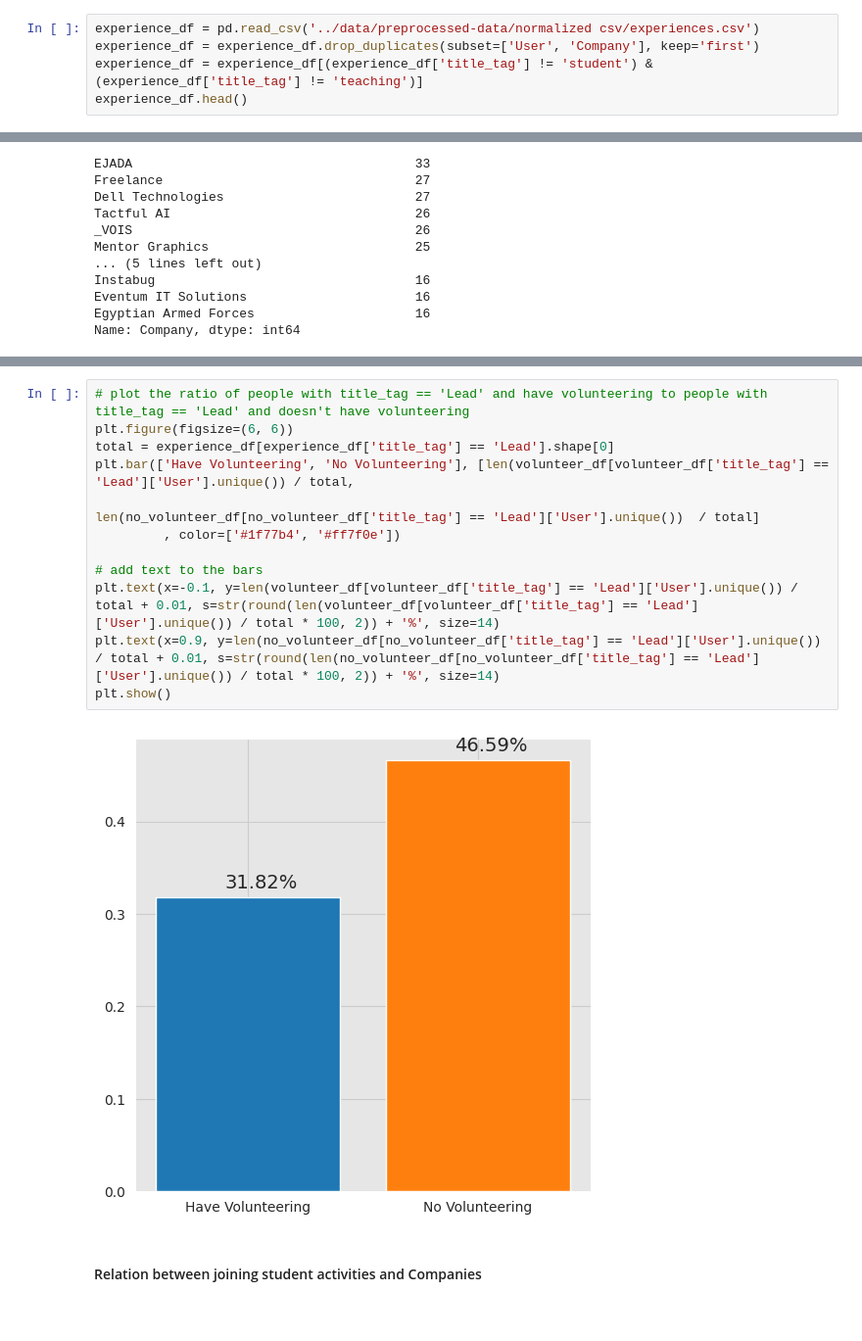
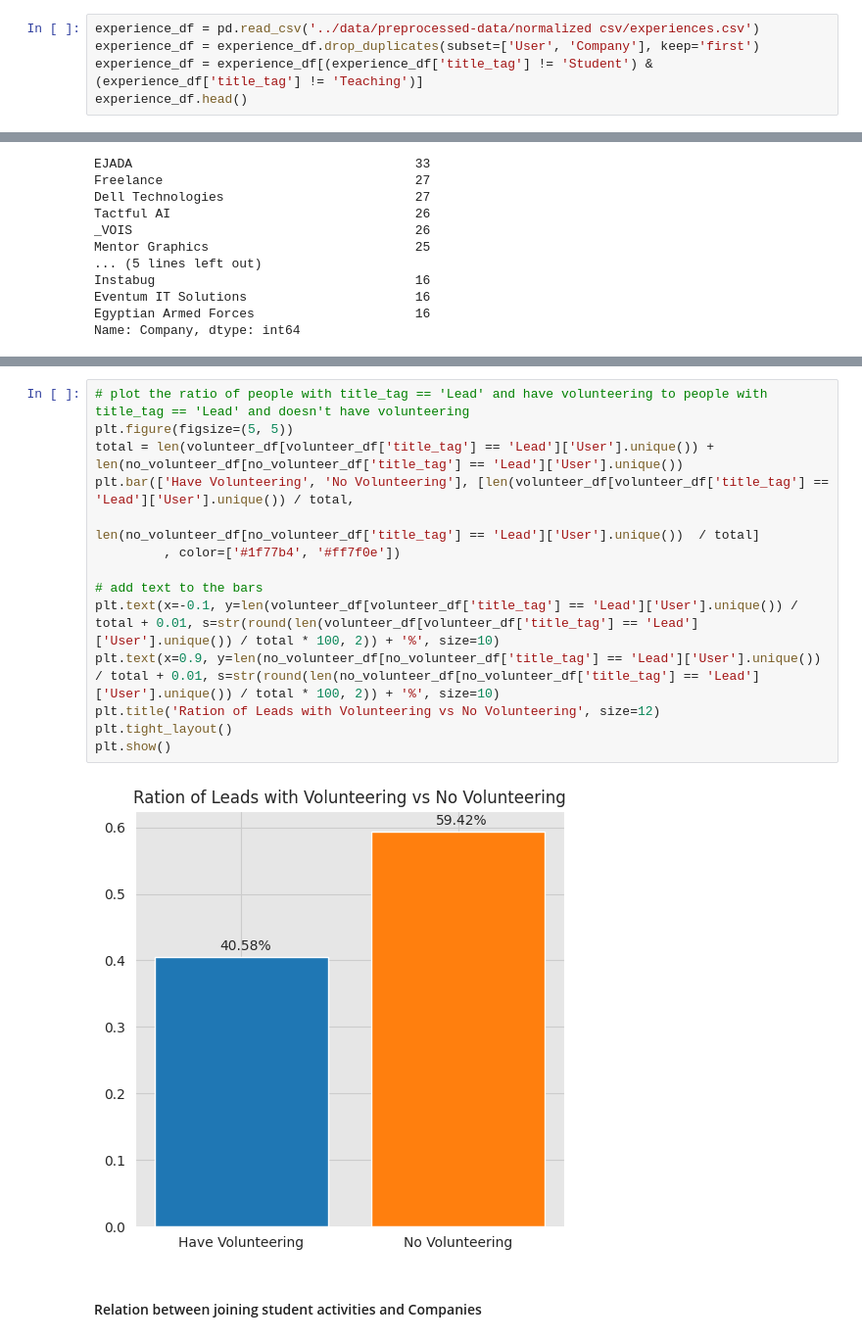
Before and after one commit to Mostafa-wael/Exploring-the-Landscape-of-the-Egyptian-Software-Market, a Jupyter notebook: notebooks/exploratory.ipynb, the cells around one changed output, grey strips where cells are left out. Shown at 98% size. Cells and saved outputs as stored; diff of their text form.

```diff
--- a/notebooks/exploratory.ipynb
+++ b/notebooks/exploratory.ipynb
@@ -175,7 +259,7 @@ plt.show()
 # %%
 experience_df = pd.read_csv('../data/preprocessed-data/normalized csv/experiences.csv')
 experience_df = experience_df.drop_duplicates(subset=['User', 'Company'], keep='first')
-experience_df = experience_df[(experience_df['title_tag'] != 'student') & (experience_df['title_tag'] != 'teaching')]
+experience_df = experience_df[(experience_df['title_tag'] != 'Student') & (experience_df['title_tag'] != 'Teaching')]
 experience_df.head()
 # %% [output]
 |  | User | CompanyUrl | Company | Title | EmploymentType | From | To | Duration | Location | ... |
@@ -256,18 +340,20 @@ no_volunteer_df.head()
 | 24 | a-nan-farag-b78a0b12b | https://www.linkedin.com/company/... | DG-Well | senior java software engineer | NaN | 2018-05-01 | May 2021 | 37.0 | NaN | ... |
 # %%
 # plot the ratio of people with title_tag == 'Lead' and have volunteering to people with title_tag == 'Lead' and doesn't have volunteering
-plt.figure(figsize=(6, 6))
-total = experience_df[experience_df['title_tag'] == 'Lead'].shape[0]
+plt.figure(figsize=(5, 5))
+total = len(volunteer_df[volunteer_df['title_tag'] == 'Lead']['User'].unique()) + len(no_volunteer_df[no_volunteer_df['title_tag'] == 'Lead']['User'].unique())
 plt.bar(['Have Volunteering', 'No Volunteering'], [len(volunteer_df[volunteer_df['title_tag'] == 'Lead']['User'].unique()) / total,
                                                   len(no_volunteer_df[no_volunteer_df['title_tag'] == 'Lead']['User'].unique())  / total]
          , color=['#1f77b4', '#ff7f0e'])
 
 # add text to the bars
-plt.text(x=-0.1, y=len(volunteer_df[volunteer_df['title_tag'] == 'Lead']['User'].unique()) / total + 0.01, s=str(round(len(volunteer_df[volunteer_df['title_tag'] == 'Lead']['User'].unique()) / total * 100, 2)) + '%', size=14)
-plt.text(x=0.9, y=len(no_volunteer_df[no_volunteer_df['title_tag'] == 'Lead']['User'].unique()) / total + 0.01, s=str(round(len(no_volunteer_df[no_volunteer_df['title_tag'] == 'Lead']['User'].unique()) / total * 100, 2)) + '%', size=14)
+plt.text(x=-0.1, y=len(volunteer_df[volunteer_df['title_tag'] == 'Lead']['User'].unique()) / total + 0.01, s=str(round(len(volunteer_df[volunteer_df['title_tag'] == 'Lead']['User'].unique()) / total * 100, 2)) + '%', size=10)
+plt.text(x=0.9, y=len(no_volunteer_df[no_volunteer_df['title_tag'] == 'Lead']['User'].unique()) / total + 0.01, s=str(round(len(no_volunteer_df[no_volunteer_df['title_tag'] == 'Lead']['User'].unique()) / total * 100, 2)) + '%', size=10)
+plt.title('Ration of Leads with Volunteering vs No Volunteering', size=12)
+plt.tight_layout()
 plt.show()
 # %% [output]
-[figure, old version]
+[figure, new version]
 # %% [markdown]
 #### Relation between joining student activities and Companies
 # %%
```
Also changed, not shown: parts of 22 cells of this notebook.
